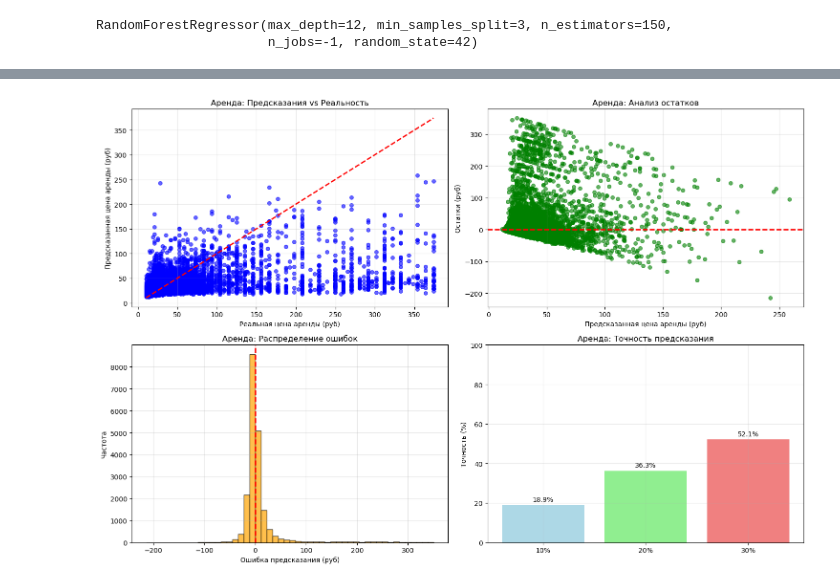
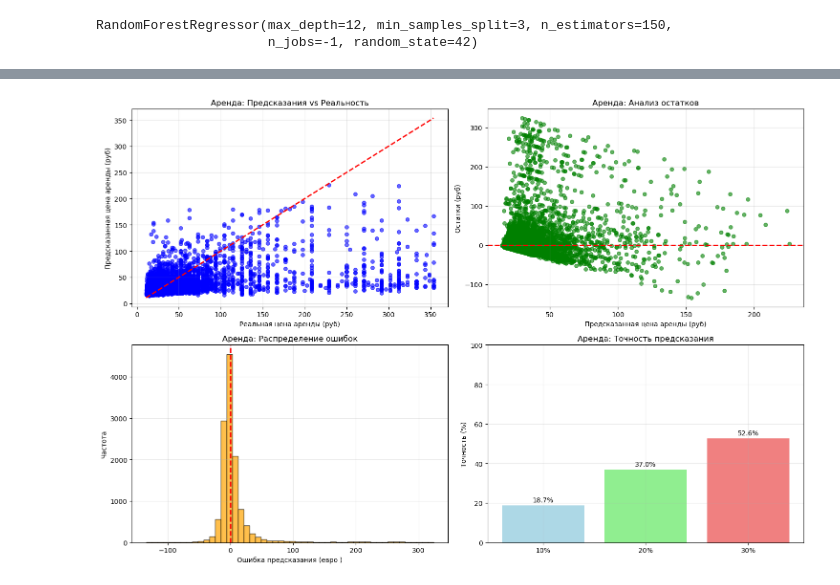
Before and after one commit to Rev1ze/team_build, a Jupyter notebook: team_proj 4kurs.ipynb, the cells around one changed output, grey strips where cells are left out. Cells and saved outputs as stored; diff of their text form; code cells hidden in the pictures.

```diff
--- a/team_proj 4kurs.ipynb
+++ b/team_proj 4kurs.ipynb
@@ -603,0 +678,2 @@ df_to_pairplot = df[['price', 'size']]
+# %%
+df= df[df['price'] > 5]
@@ -603,0 +709,2 @@ df_to_pairplot = df[['price', 'size']]
+# %%
+df=df[df['size'] >= 10]
@@ -603,0 +740,2 @@ df_to_pairplot = df[['price', 'size']]
+# %%
+df = df[df['size'] < 10000]
@@ -603,0 +830,4 @@ df_to_pairplot = df[['price', 'size']]
+# %%
+top20_indexes = df[df['size'] < 10000].nlargest(1000, 'price').index
+df.drop(top20_indexes, inplace=True)
+df.describe()
@@ -1381,35 +1612,35 @@ plt.scatter(y_pred_rent, residuals_rent, alpha=0.6, s=30, color='green')
 plt.axhline(y=0, color='r', linestyle='--', lw=2)
 plt.xlabel('Предсказанная цена аренды (руб)')
 plt.ylabel('Остатки (руб)')
 plt.title('Аренда: Анализ остатков')
 plt.grid(True, alpha=0.3)
 
 # График 3: Распределение ошибок
 plt.subplot(2, 2, 3)
 plt.hist(residuals_rent, bins=50, alpha=0.7, color='orange', edgecolor='black')
 plt.axvline(x=0, color='r', linestyle='--', lw=2)
-plt.xlabel('Ошибка предсказания (руб)')
+plt.xlabel('Ошибка предсказания (евро )')
 plt.ylabel('Частота')
 plt.title('Аренда: Распределение ошибок')
 plt.grid(True, alpha=0.3)
 
 # График 4: Точность в разных диапазонах
 plt.subplot(2, 2, 4)
 accuracy_ranges = ['10%', '20%', '30%']
 accuracy_values = [within_10_percent, within_20_percent, within_30_percent]
 bars = plt.bar(accuracy_ranges, accuracy_values, color=['lightblue', 'lightgreen', 'lightcoral'])
 plt.ylabel('Точность (%)')
 plt.title('Аренда: Точность предсказания')
 plt.ylim(0, 100)
 for bar, value in zip(bars, accuracy_values):
     plt.text(bar.get_x() + bar.get_width()/2, bar.get_height() + 1,
              f'{value:.1f}%', ha='center', va='bottom')
 plt.grid(True, alpha=0.3)
 
 plt.tight_layout()
 plt.show()
 # %% [output]
-[figure, old version]
+[figure, new version]
 # %%
 print("\n" + "=" * 60)
 print("ВАЖНОСТЬ ПРИЗНАКОВ ДЛЯ АРЕНДЫ")
```
Also changed, not shown: parts of 88 cells of this notebook.
